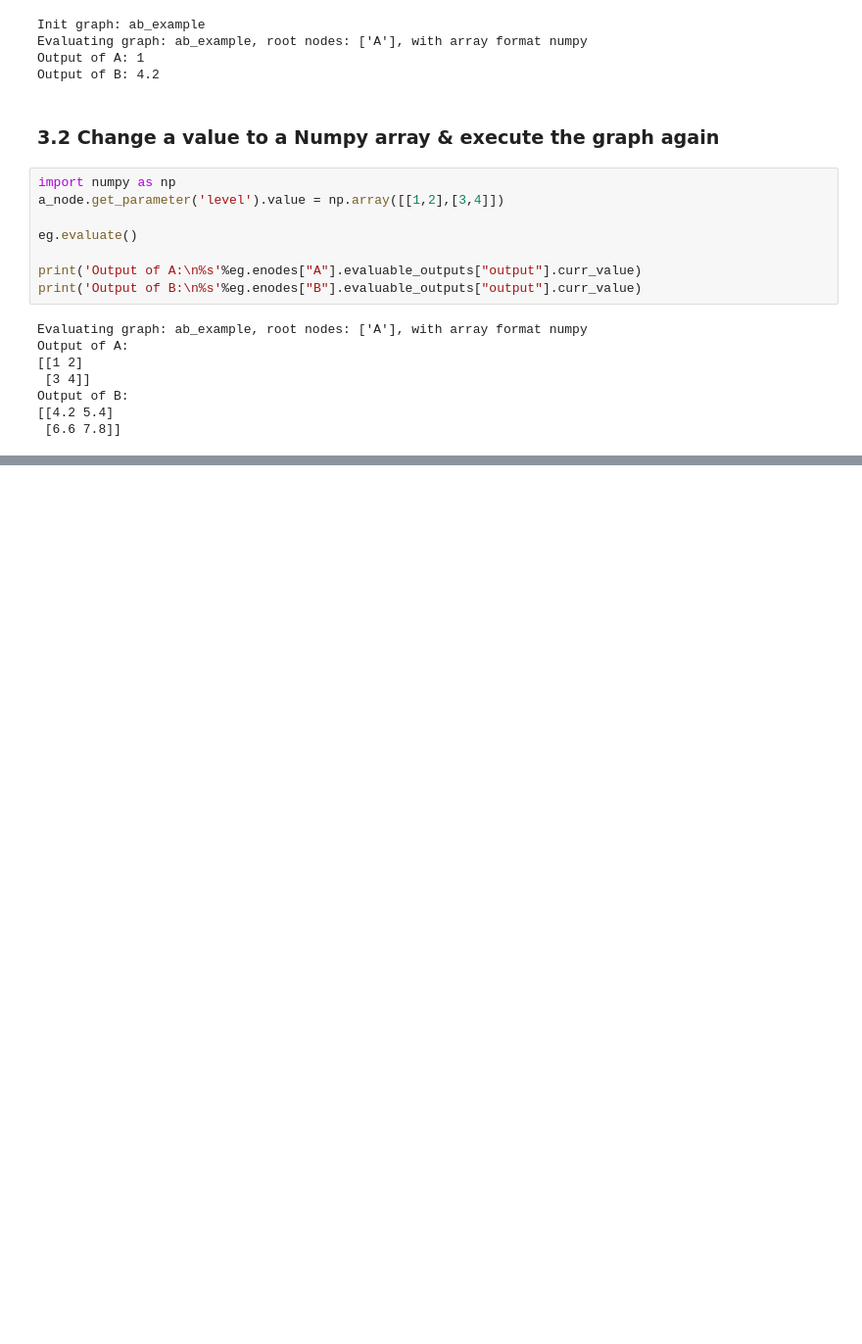
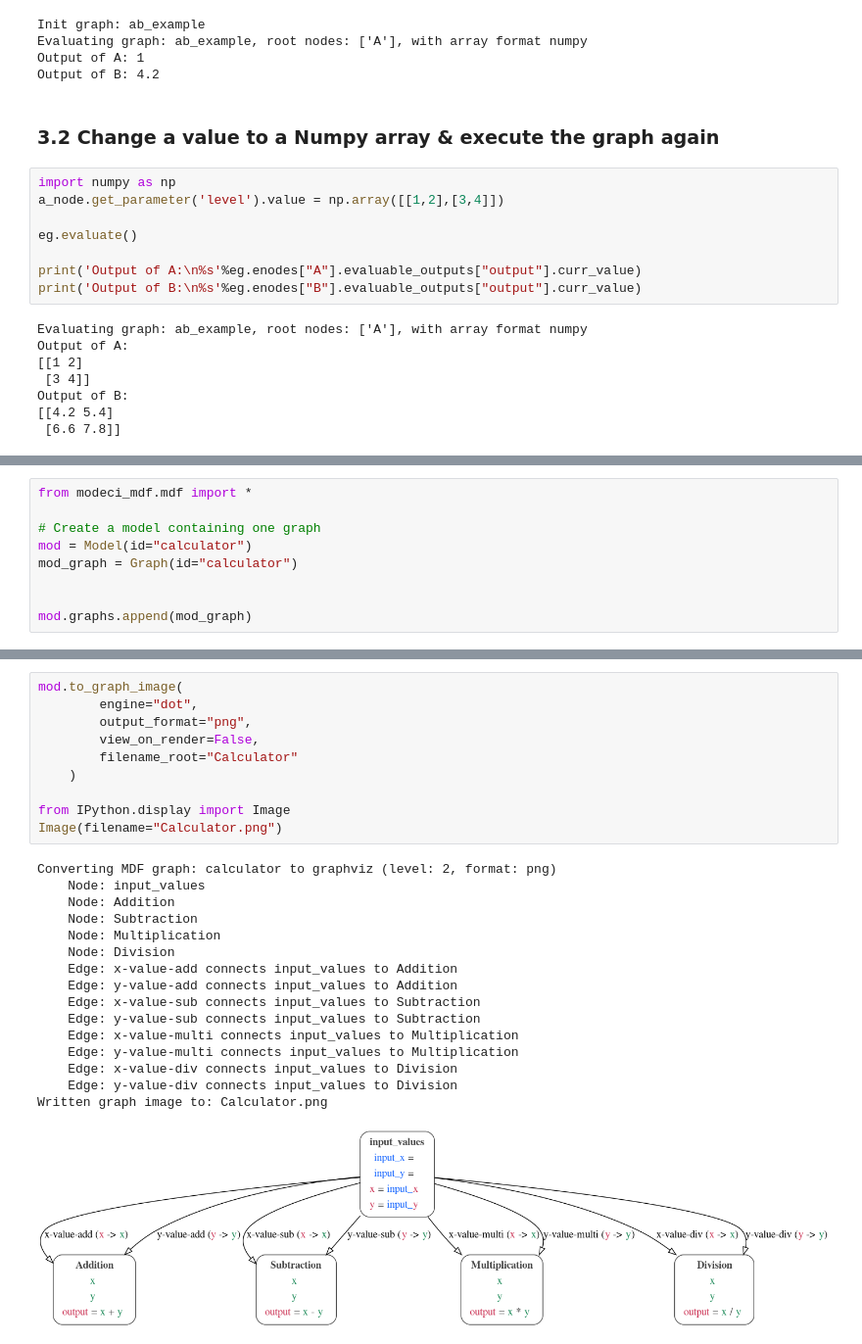
Before and after one commit to parikshit14/MDF, a Jupyter notebook: examples/SimpleExample.ipynb, the cells around one changed output, grey strips where cells are left out. Shown at 98% size. Drawn from its saved outputs; the diff is of its cells as text; blank space fills up the shorter version.

```diff
--- a/examples/SimpleExample.ipynb
+++ b/examples/SimpleExample.ipynb
@@ -240,0 +174,9 @@ Output of B new:
+# %%
+from modeci_mdf.mdf import *
+
+# Create a model containing one graph
+mod = Model(id="calculator")
+mod_graph = Graph(id="calculator")
+
+
+mod.graphs.append(mod_graph)
@@ -240,0 +344,27 @@ Output of B new:
+# %%
+mod.to_graph_image(
+        engine="dot",
+        output_format="png",
+        view_on_render=False,
+        filename_root="Calculator"
+    )
+
+from IPython.display import Image
+Image(filename="Calculator.png")
+# %% [output]
+Converting MDF graph: calculator to graphviz (level: 2, format: png)
+    Node: input_values
+    Node: Addition
+    Node: Subtraction
+    Node: Multiplication
+    Node: Division
+    Edge: x-value-add connects input_values to Addition
+    Edge: y-value-add connects input_values to Addition
+    Edge: x-value-sub connects input_values to Subtraction
+    Edge: y-value-sub connects input_values to Subtraction
+    Edge: x-value-multi connects input_values to Multiplication
+    Edge: y-value-multi connects input_values to Multiplication
+    Edge: x-value-div connects input_values to Division
+    Edge: y-value-div connects input_values to Division
+Written graph image to: Calculator.png
+[figure, added]
```
Also changed, not shown: parts of 34 cells of this notebook, 2 other files.
